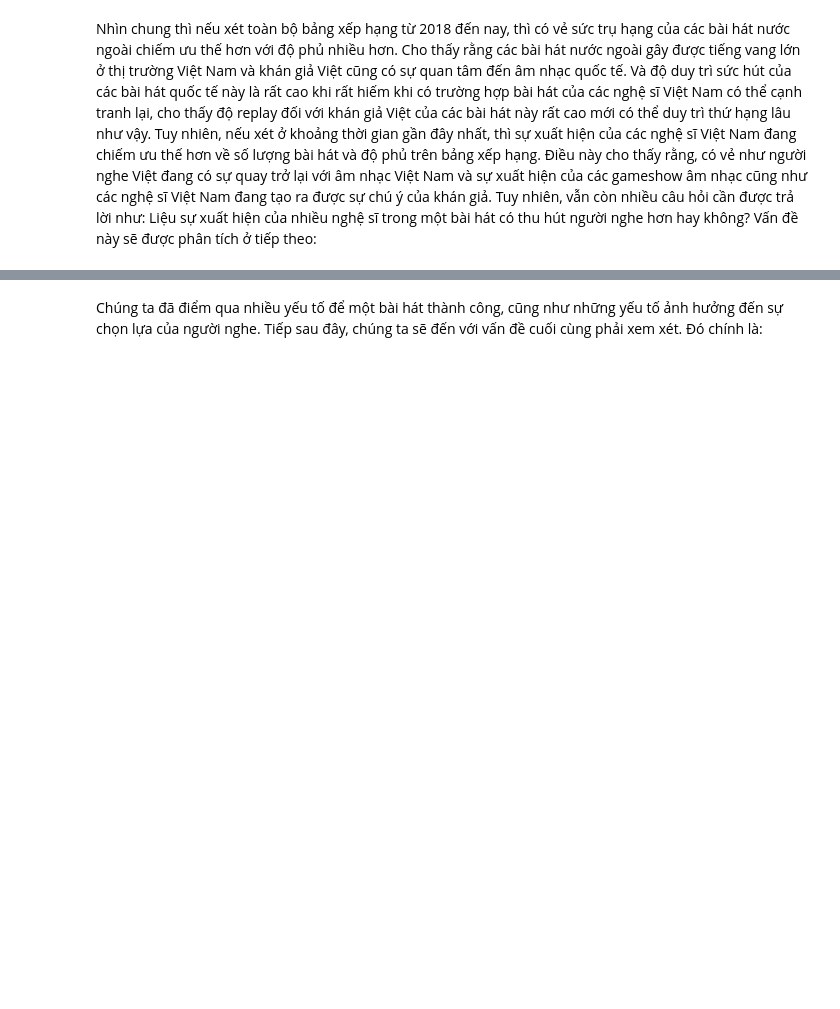
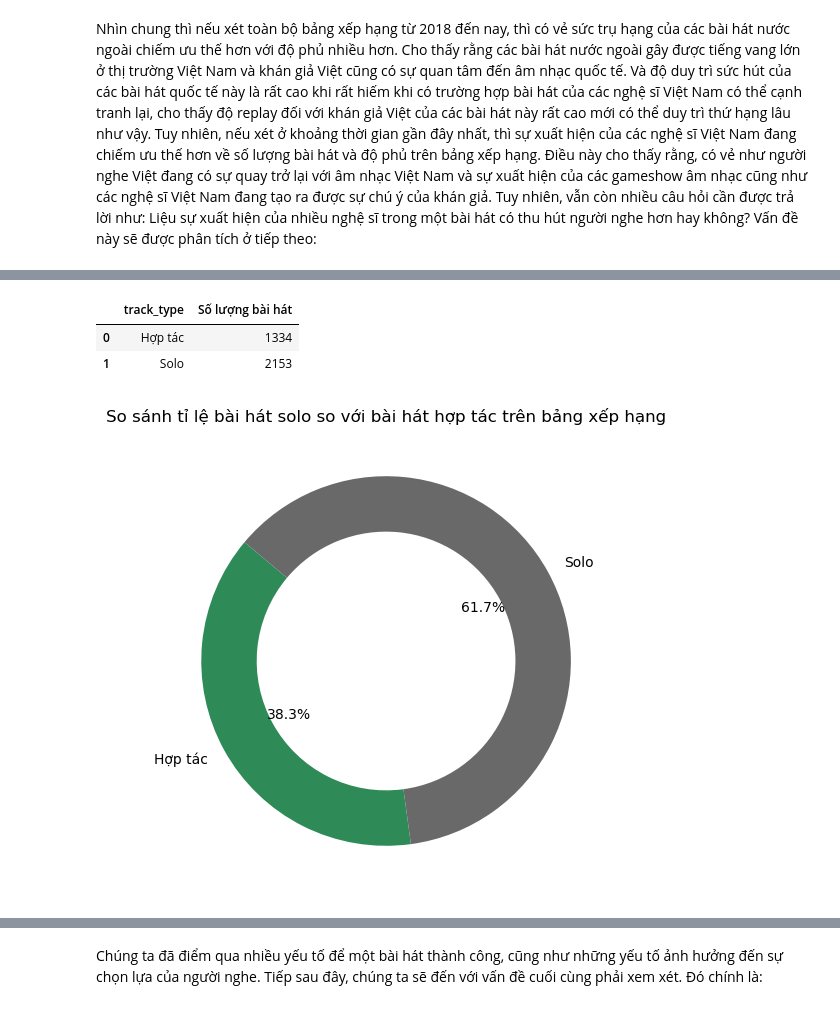
Before and after one commit to pililover/Visualization-Lab, a Jupyter notebook: sourcecode/data_visualization.ipynb, the cells around one changed output, grey strips where cells are left out. Cells and saved outputs as stored; diff of their text form; code cells hidden in the pictures; blank space fills up the shorter version.

```diff
--- a/sourcecode/data_visualization.ipynb
+++ b/sourcecode/data_visualization.ipynb
@@ -1191,0 +1233,20 @@ df
+# %%
+# Xác định bài hát solo và bài hát hợp tác
+df['track_type'] = df['artist_names'].apply(lambda x: 'Hợp tác' if ',' in x else 'Solo')
+
+# Đếm số lượng bài hát solo và bài hát hợp tác
+comparison_df = df.groupby('track_type').size().reset_index(name='Số lượng bài hát')
+comparison_df
+# %% [output]
+|  | track_type | Số lượng bài hát |
+| 0 | Hợp tác | 1334 |
+| 1 | Solo | 2153 |
+# %%
+# Vẽ biểu đồ
+plt.figure(figsize=(10, 6))
+plt.pie(comparison_df['Số lượng bài hát'], labels=comparison_df['track_type'], autopct='%1.1f%%', startangle=140, colors=['seagreen', 'dimgray'], wedgeprops=dict(width=0.3))
+plt.title('So sánh tỉ lệ bài hát solo so với bài hát hợp tác trên bảng xếp hạng')
+plt.savefig('../images/solo_collaboration_donut.svg')
+plt.show()
+# %% [output]
+[figure, added]
```
Also changed, not shown: parts of 21 cells of this notebook, 2 other files.
